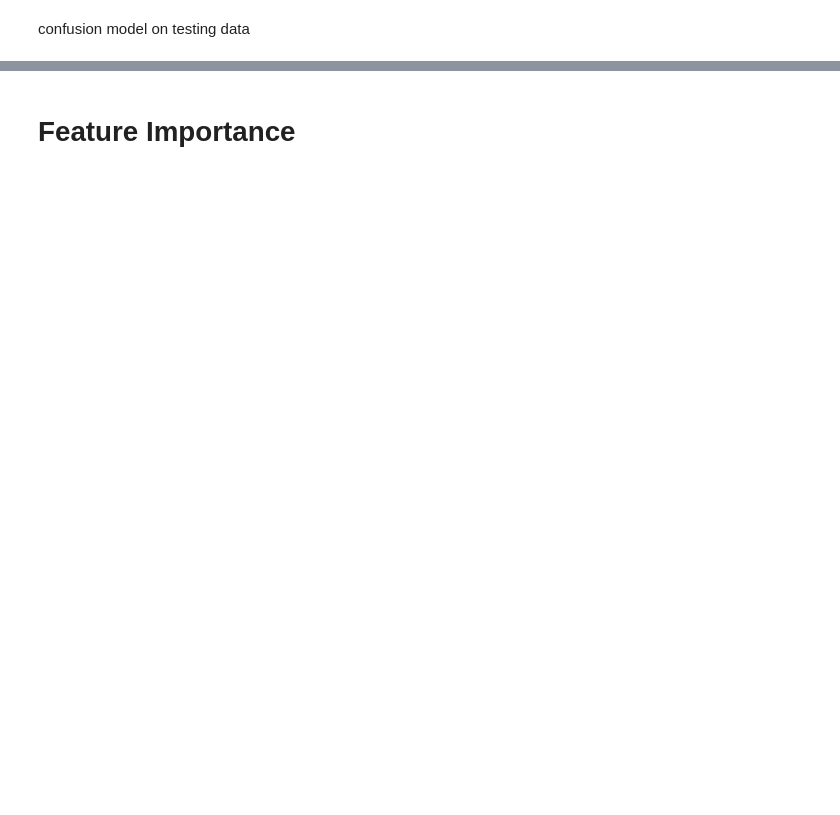
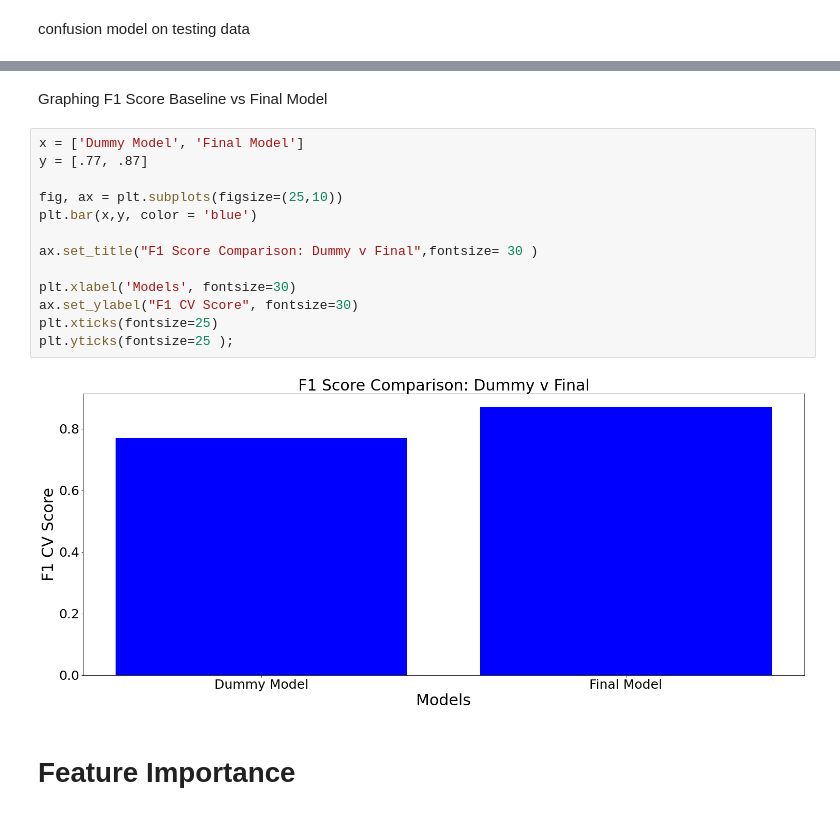
Before and after one commit to anat-jacobson/Phase_3_Project, a Jupyter notebook: Taz_Water_Wells_Notebook.ipynb, the cells around one changed output, grey strips where cells are left out. Cells and saved outputs as stored; diff of their text form; blank space fills up the shorter version.

```diff
--- a/Taz_Water_Wells_Notebook.ipynb
+++ b/Taz_Water_Wells_Notebook.ipynb
@@ -1205,3 +1177,20 @@ plot_confusion_matrix(rf_model, X_test, y_test);
+# %% [markdown]
+Graphing F1 Score Baseline vs Final Model
+# %%
+x = ['Dummy Model', 'Final Model']
+y = [.77, .87]
+
+fig, ax = plt.subplots(figsize=(25,10))
+plt.bar(x,y, color = 'blue')
+
+ax.set_title("F1 Score Comparison: Dummy v Final",fontsize= 30 )
+
+plt.xlabel('Models', fontsize=30)
+ax.set_ylabel("F1 CV Score", fontsize=30)
+plt.xticks(fontsize=25)
+plt.yticks(fontsize=25 );
+# %% [output]
+[figure, added]
 # %% [markdown]
 # Feature Importance
 # %%
```
Also changed, not shown: parts of 169 cells of this notebook.
